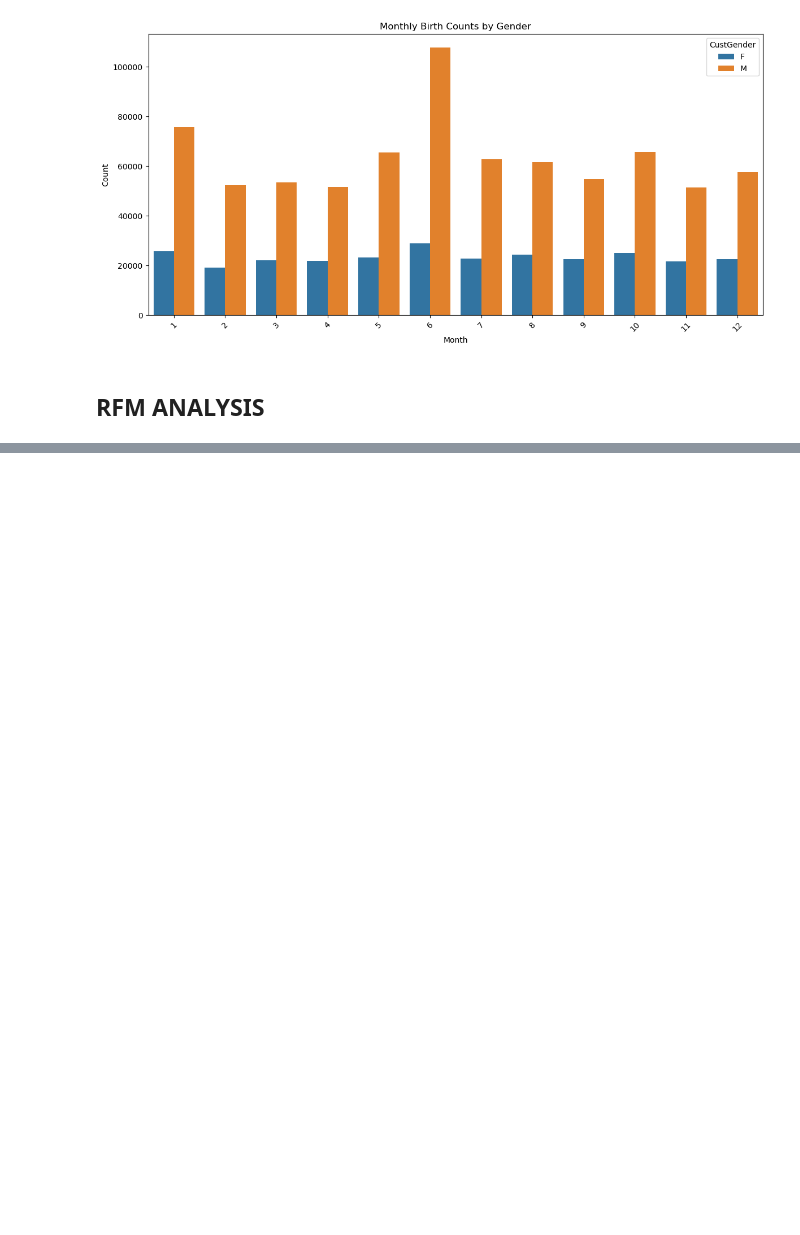
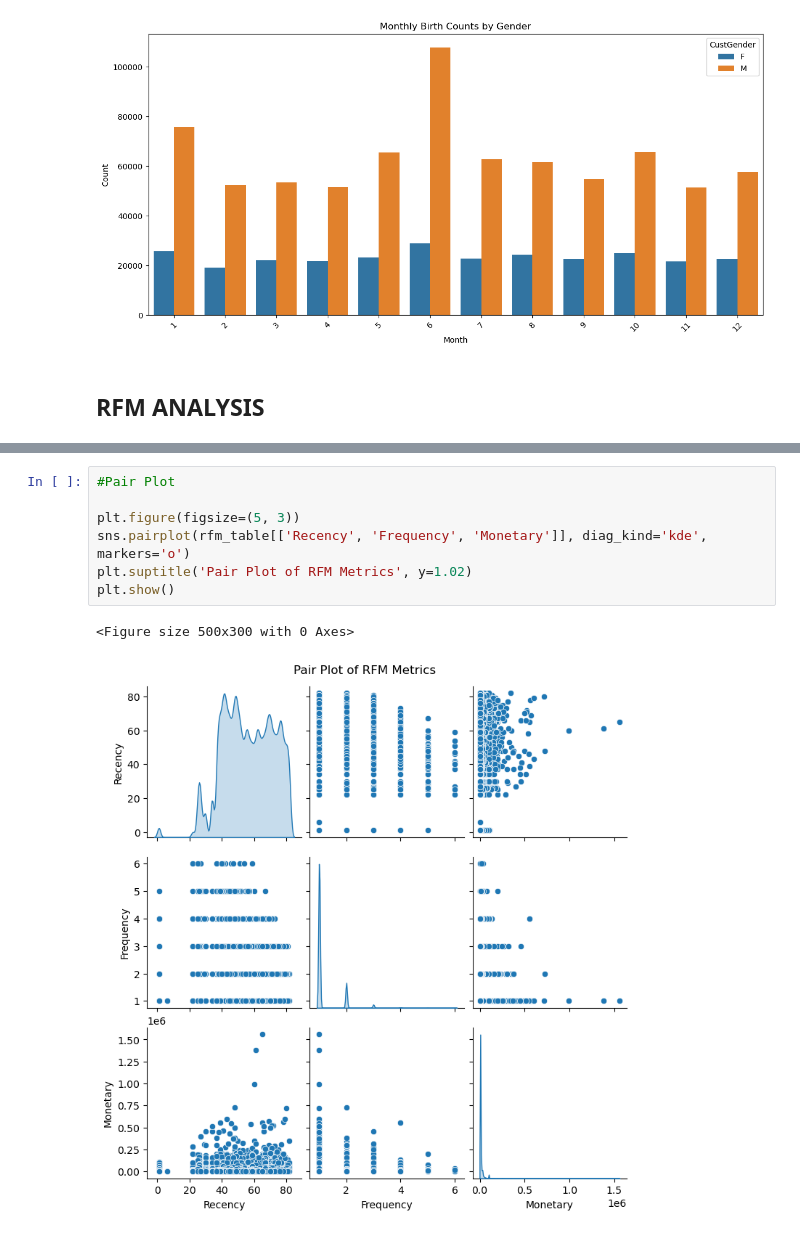
Before and after one commit to joachinhimself/RFM-Analysis, a Jupyter notebook: Notebooks/RFM Analysis Solution.ipynb, the cells around one changed output, grey strips where cells are left out. Cells and saved outputs as stored; diff of their text form; blank space fills up the shorter version.

```diff
--- a/Notebooks/RFM Analysis Solution.ipynb
+++ b/Notebooks/RFM Analysis Solution.ipynb
@@ -724,0 +850,10 @@ df.head()
+# %%
+#Pair Plot
+
+plt.figure(figsize=(5, 3))
+sns.pairplot(rfm_table[['Recency', 'Frequency', 'Monetary']], diag_kind='kde', markers='o')
+plt.suptitle('Pair Plot of RFM Metrics', y=1.02)
+plt.show()
+# %% [output]
+<Figure size 500x300 with 0 Axes>
+[figure, added]
```
Also changed, not shown: parts of 34 cells of this notebook.
